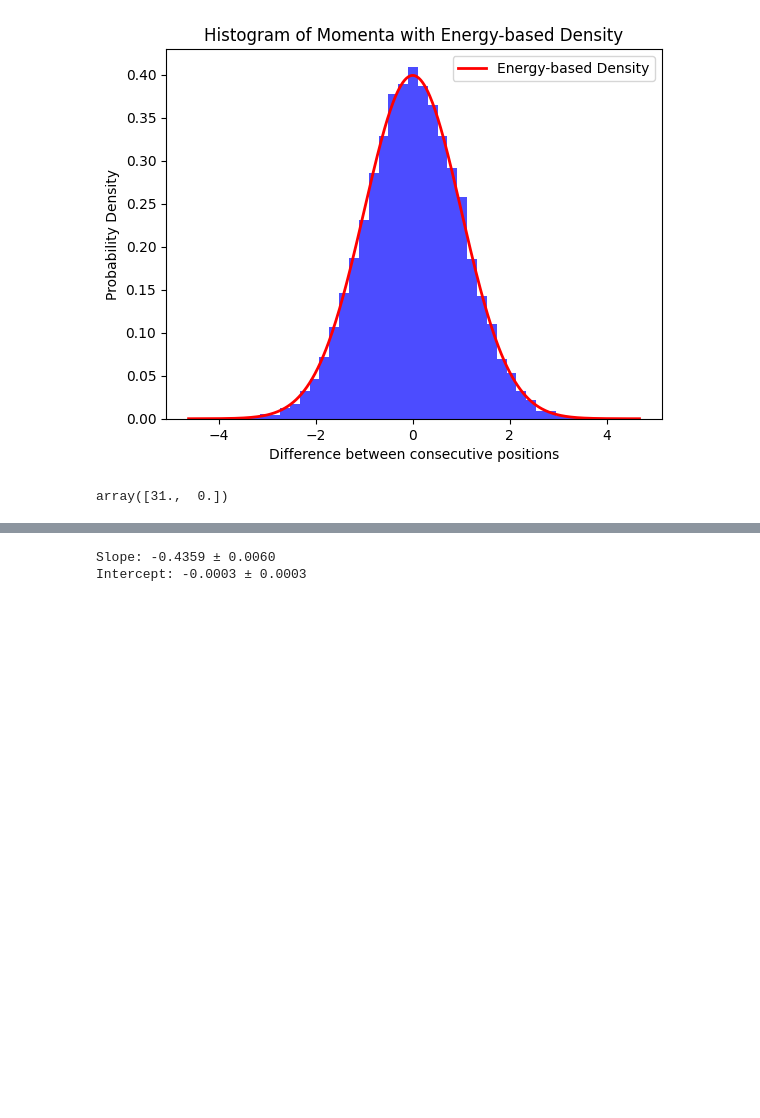
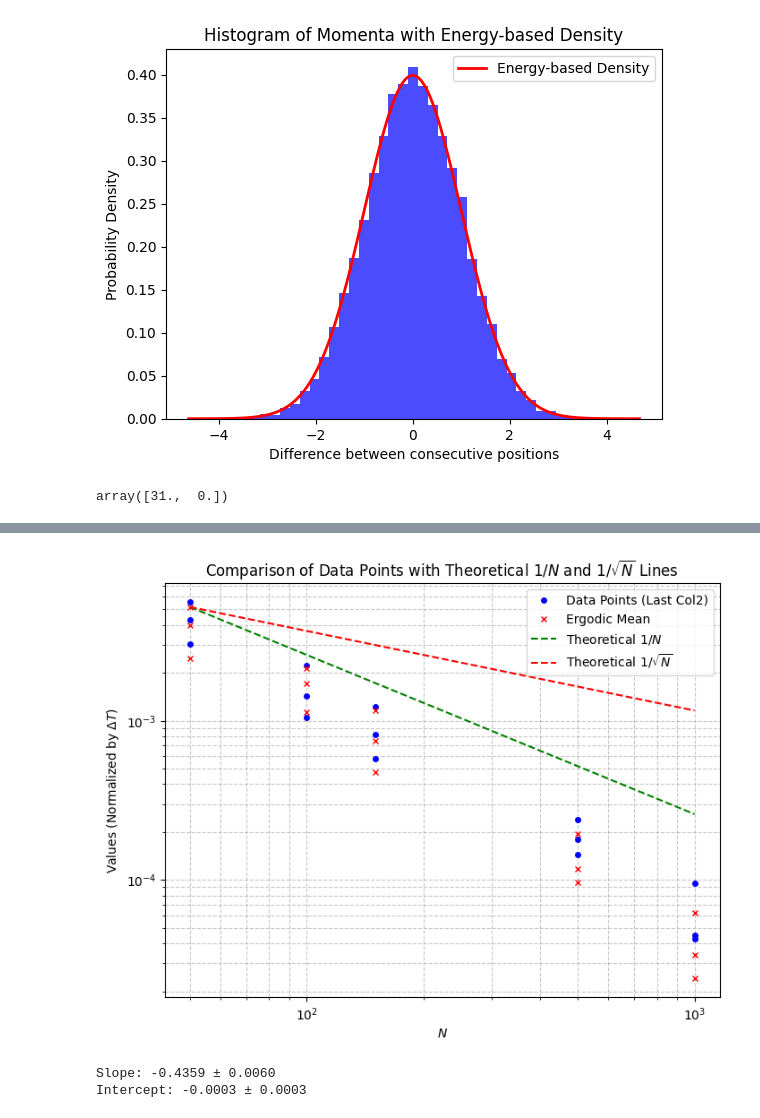
Before and after one commit to vdiflorio/1Dchain, a Jupyter notebook: hist.ipynb, the cells around one changed output, grey strips where cells are left out. Drawn from its saved outputs; the diff is of its cells as text; code cells hidden in the pictures; blank space fills up the shorter version.

```diff
--- a/hist.ipynb
+++ b/hist.ipynb
@@ -261,0 +322,80 @@ plt.show()
+# %%
+import os
+import numpy as np
+import matplotlib.pyplot as plt
+
+# Define the folders containing the .dat files
+folder_path_tcf = "/home/dcarbone/catene/lepri/"
+folder_path_erg = "/home/dcarbone/catene/ergodic/"
+
+# 1. Process ttcf_mil_N_<number>_Tr_<deltaT>.dat files
+file_list_tcf = [f for f in os.listdir(folder_path_tcf) if f.startswith("ttcf_mil_N_") and f.endswith(".dat")]
+file_list_tcf.sort(key=lambda x: int(x.split("_")[3]))  # Sort by N
+
+# Prepare data for the first set of files
+N_values = []
+last_col2_values = []
+
+for file_name in file_list_tcf:
+    if "pp" not in file_name:
+        file_path = os.path.join(folder_path_tcf, file_name)
+        data = np.loadtxt(file_path)
+
+        N = int(file_name.split("_")[3])  # Extract N
+        deltaT = int(file_name.split("_")[-1].split(".")[0]) - 1  # Extract deltaT (last number before .dat) and subtract 1
+
+        N_values.append(N)
+        last_col2_values.append(np.mean(data[:, 1][-100:]) / deltaT)  # Normalize by deltaT
+        print(f"N={N}, deltaT={deltaT}, mean={last_col2_values[-1]}")
+
+N_values = np.array(N_values)
+last_col2_values = np.array(last_col2_values)
+
+# 2. Process ergodic_N_<number>_Tr_<deltaT>.dat files
+file_list_erg = [f for f in os.listdir(folder_path_erg) if f.startswith("ergodic_N_") and f.endswith(".dat")]
+file_list_erg.sort(key=lambda x: int(x.split("_")[2]))  # Sort by N
+
+ergodic_N_values = []
+ergodic_means = []
+
+for file_name in file_list_erg:
+    file_path = os.path.join(folder_path_erg, file_name)
+    with open(file_path, 'r') as f:
+        line = f.readline().strip()  # Read the first line
+        ergodic_mean = float(line.split(":")[1].strip())  # Extract the numeric value after "Ergodic mean:"
+
+    N = int(file_name.split("_")[2])  # Extract N
+    deltaT = int(file_name.split("_")[-1].split(".")[0]) - 1  # Extract deltaT
+    ergodic_N_values.append(N)
+    ergodic_means.append(ergodic_mean / deltaT)  # Normalize by deltaT
+
+ergodic_N_values = np.array(ergodic_N_values)
+ergodic_means = np.array(ergodic_means)
+
+# 3. Generate theoretical lines for comparison
+inv_N = 1/N_values
+inv_sqrt_N = 1/np.sqrt(N_values)
+ref_line_invN = ergodic_means[0] * inv_N / inv_N[0]  # Scaled 1/N
+ref_line_inv_sqrtN = ergodic_means[0] * inv_sqrt_N / inv_sqrt_N[0]  # Scaled 1/sqrt(N)
+
+# 4. Plot in log-log scale
+plt.figure(figsize=(8, 6))
+
+# Plot first dataset
+plt.loglog(N_values, last_col2_values, 'o', label="Data Points (Last Col2)", markersize=4, color="b")
+
+# Plot ergodic means
+plt.loglog(ergodic_N_values, ergodic_means, 'x', label="Ergodic Mean", markersize=4, color="red")
+
+# Add theoretical lines (optional)
+plt.loglog(N_values, ref_line_invN, '--', label=r"Theoretical $1/N$", color="g")
+plt.loglog(N_values, ref_line_inv_sqrtN, '--', label=r"Theoretical $1/\sqrt{N}$", color="r")
+
+# Customize plot
+plt.title("Comparison of Data Points with Theoretical $1/N$ and $1/\sqrt{N}$ Lines")
+plt.xlabel(r"$N$")
+plt.ylabel("Values (Normalized by $\Delta T$)")
+plt.legend()
+plt.grid(which="both", linestyle="--", alpha=0.7)
+plt.show()
+# %% [output]
@@ -262,3 +417,4 @@ plt.show()
+[figure, added]
 # %%
 # %% [output]
 Slope: -0.4359 ± 0.0060
```
Also changed, not shown: parts of 4 cells of this notebook.
